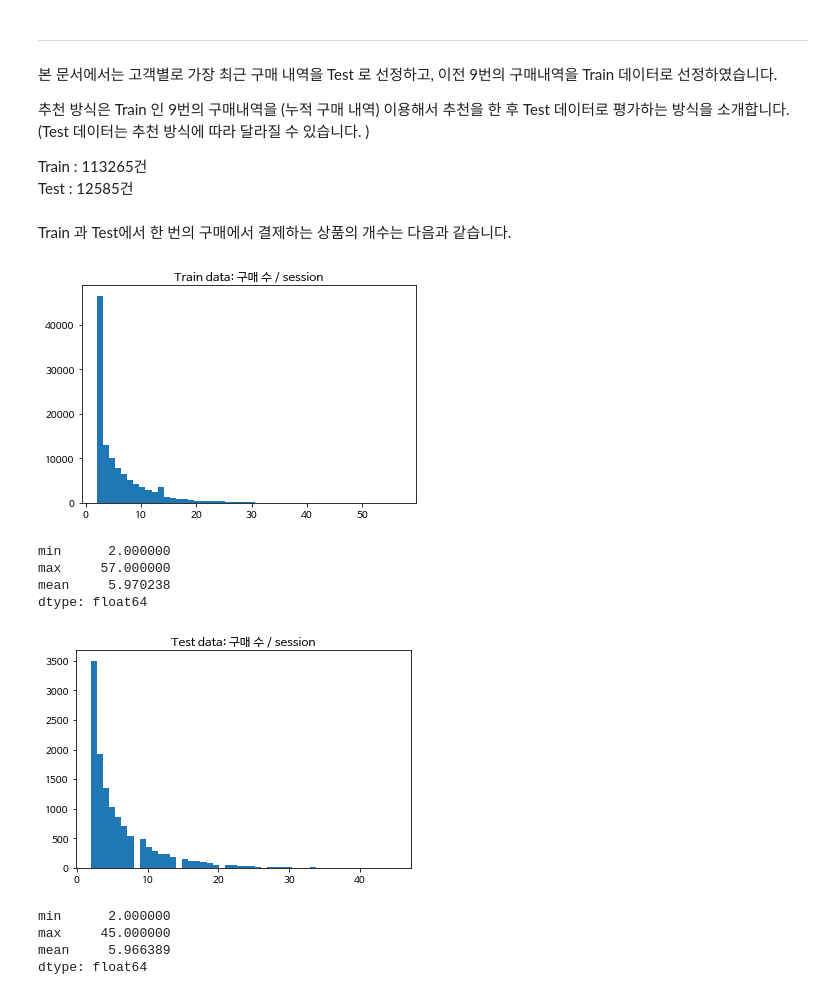
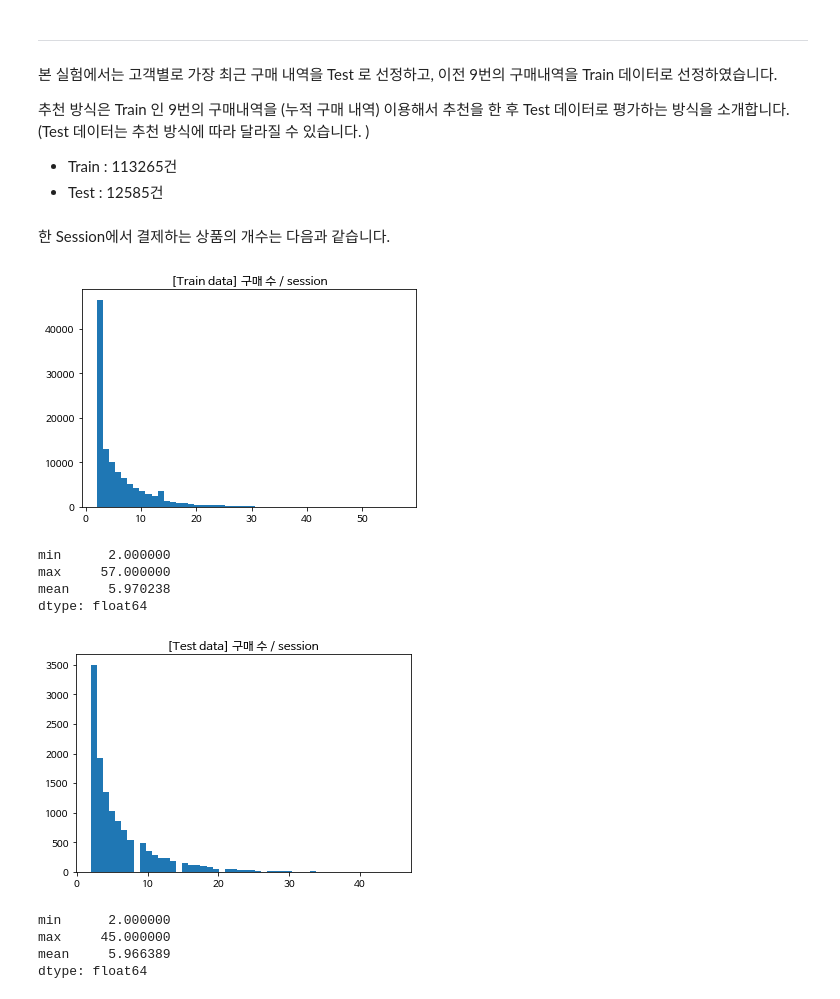
Before and after one commit to Park-Ju-hyeong/Wide-Deep-Learning, a Jupyter notebook: Recommendation_Wide & Deep.ipynb, the cells around one changed output. Cells and saved outputs as stored; diff of their text form; code cells hidden in the pictures.

```diff
--- a/Recommendation_Wide & Deep.ipynb
+++ b/Recommendation_Wide & Deep.ipynb
@@ -105,15 +105,15 @@ continuous_data.head()
 # %% [markdown]
 ---
 # %% [markdown]
-본 문서에서는 고객별로 가장 최근 구매 내역을 Test 로 선정하고, 이전 9번의 구매내역을 Train 데이터로 선정하였습니다.
+본 실험에서는 고객별로 가장 최근 구매 내역을 Test 로 선정하고, 이전 9번의 구매내역을 Train 데이터로 선정하였습니다.
 
 추천 방식은 Train 인 9번의 구매내역을 (누적 구매 내역) 이용해서 추천을 한 후 Test 데이터로 평가하는 방식을 소개합니다.
 (Test 데이터는 추천 방식에 따라 달라질 수 있습니다. )
 
-Train : 113265건
-Test  : 12585건
+* Train : 113265건
+* Test  : 12585건
 # %% [markdown]
-Train 과 Test에서 한 번의 구매에서 결제하는 상품의 개수는 다음과 같습니다.
+한 Session에서  결제하는 상품의 개수는 다음과 같습니다.
 # %%
 Train_session = train_label.apply(np.sum, axis=1)
 Test_session = test_label_real.apply(np.sum, axis=1)
@@ -124,10 +124,10 @@ font_name = font_manager.FontProperties(fname=font_fname).get_name()
 rc('font', family=font_name)
 # %%
 plt.hist(Train_session, 50)
-plt.title(u'Train data: 구매 수 / session')
+plt.title(u'[Train data] 구매 수 / session')
 plt.show()
 # %% [output]
-[figure, old version]
+[figure, new version]
 # %%
 Train_session.agg(['min','max','mean'])
 # %% [output]
@@ -137,10 +137,10 @@ mean     5.970238
 dtype: float64
 # %%
 plt.hist(Test_session, 50)
-plt.title(u'Test data: 구매 수 / session')
+plt.title(u'[Test data] 구매 수 / session')
 plt.show()
 # %% [output]
-[figure, old version]
+[figure, new version]
 # %%
 Test_session.agg(['min','max','mean'])
 # %% [output]
```
Also changed, not shown: parts of 13 cells of this notebook, 1 other file.
